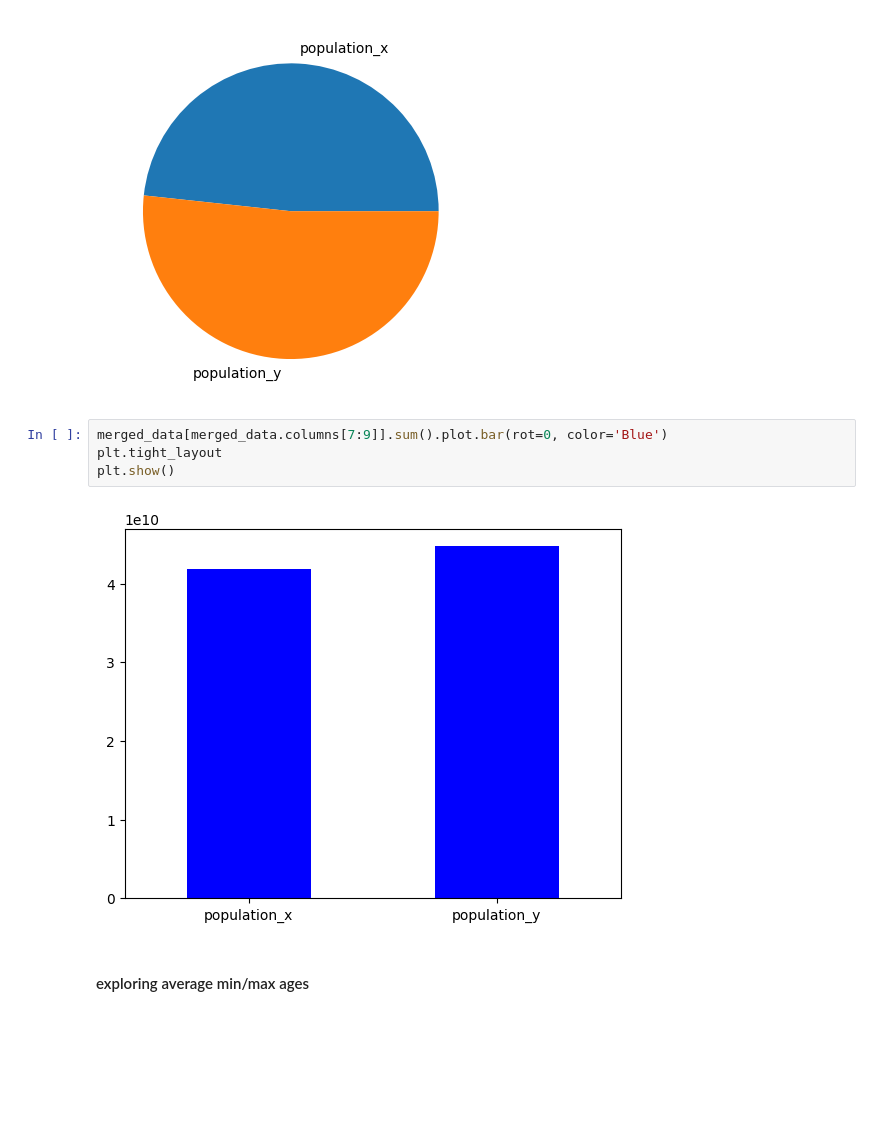
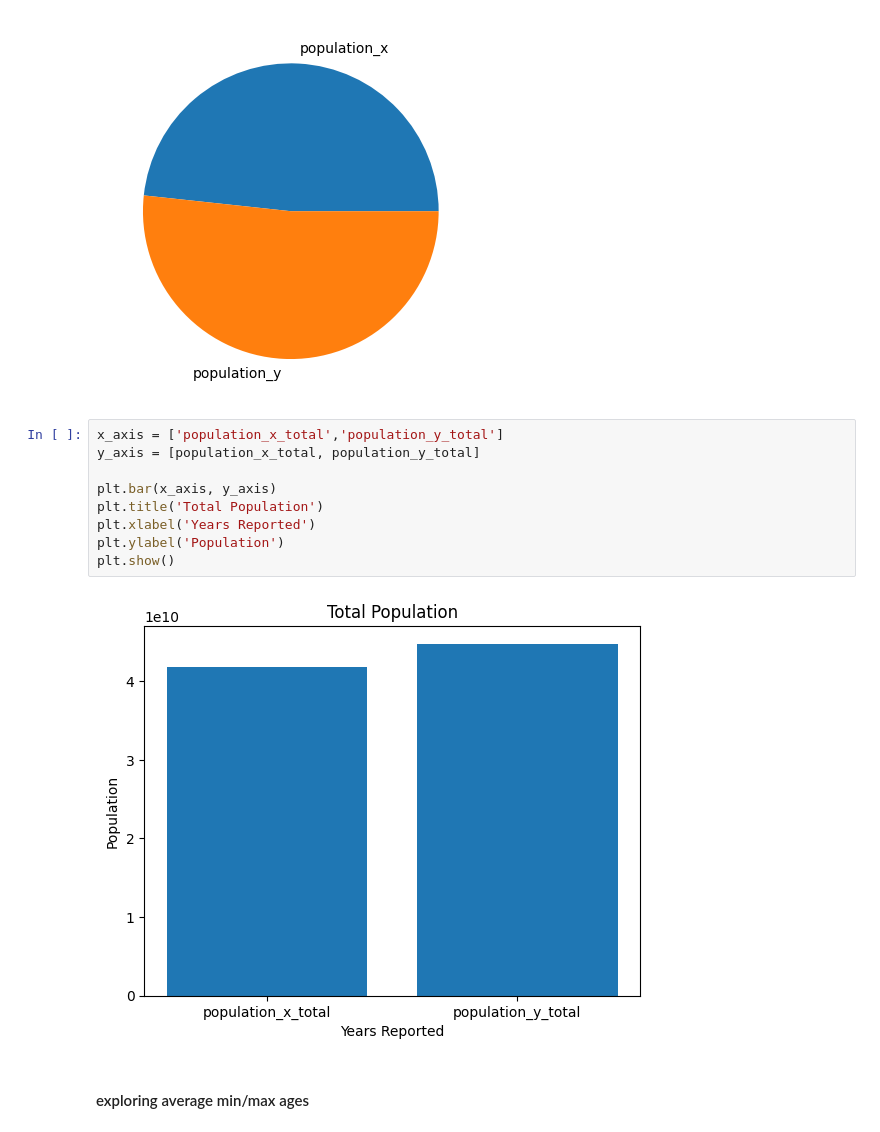
Before and after one commit to RobBecht/Population-Growth, a Jupyter notebook: data_comparison.ipynb, the cells around one changed output. Saved outputs shown, nothing was run; the diff lists cells and outputs as text; blank space fills up the shorter version.

```diff
--- a/data_comparison.ipynb
+++ b/data_comparison.ipynb
@@ -77,12 +79,17 @@ merged_data[merged_data.columns[7:9]].sum().plot.pie()
 # %% [output]
 <AxesSubplot: >
 [figure]
-# %%
-merged_data[merged_data.columns[7:9]].sum().plot.bar(rot=0, color='Blue')
-plt.tight_layout
-plt.show()
-# %% [output]
-[figure, removed]
+# %%
+x_axis = ['population_x_total','population_y_total']
+y_axis = [population_x_total, population_y_total]
+
+plt.bar(x_axis, y_axis)
+plt.title('Total Population')
+plt.xlabel('Years Reported')
+plt.ylabel('Population')
+plt.show()
+# %% [output]
+[figure, added]
 # %% [markdown]
 #### exploring average min/max ages
 # %%
```
Also changed, not shown: parts of 10 cells of this notebook.
